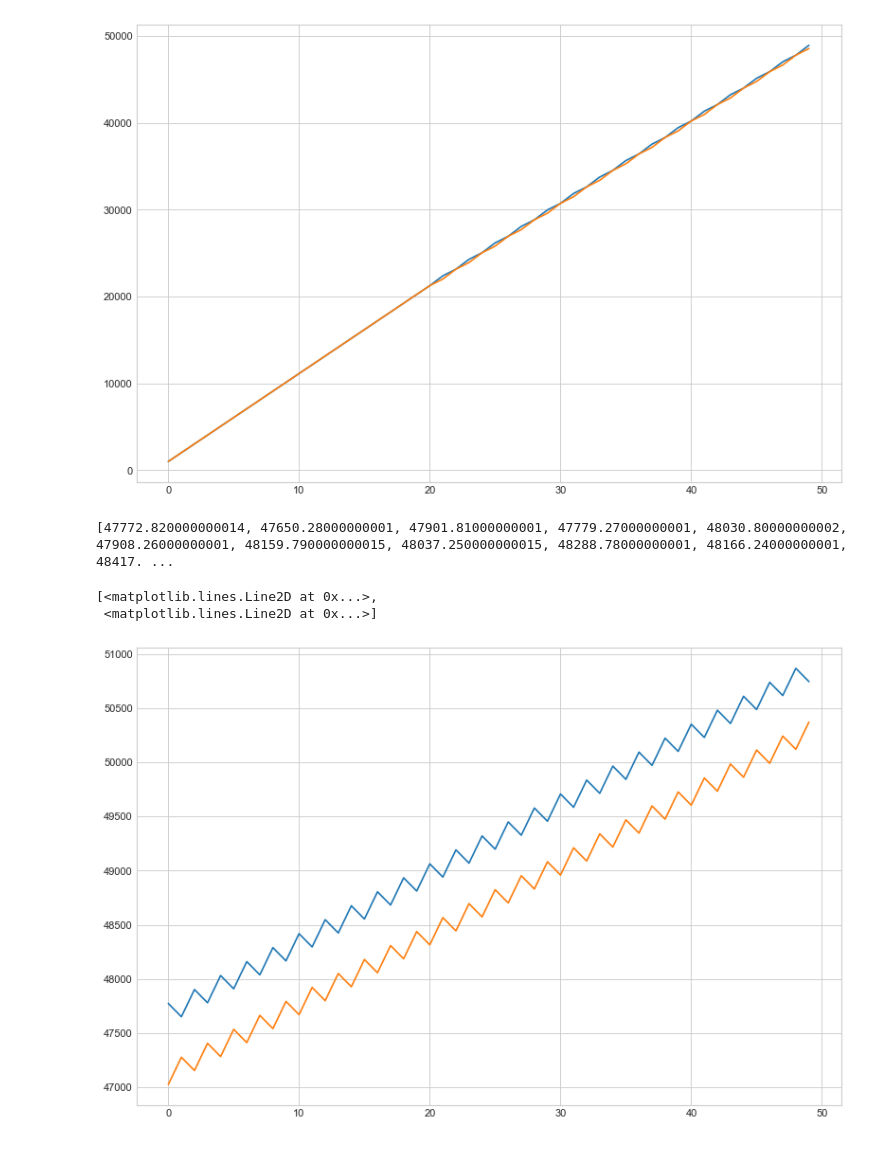
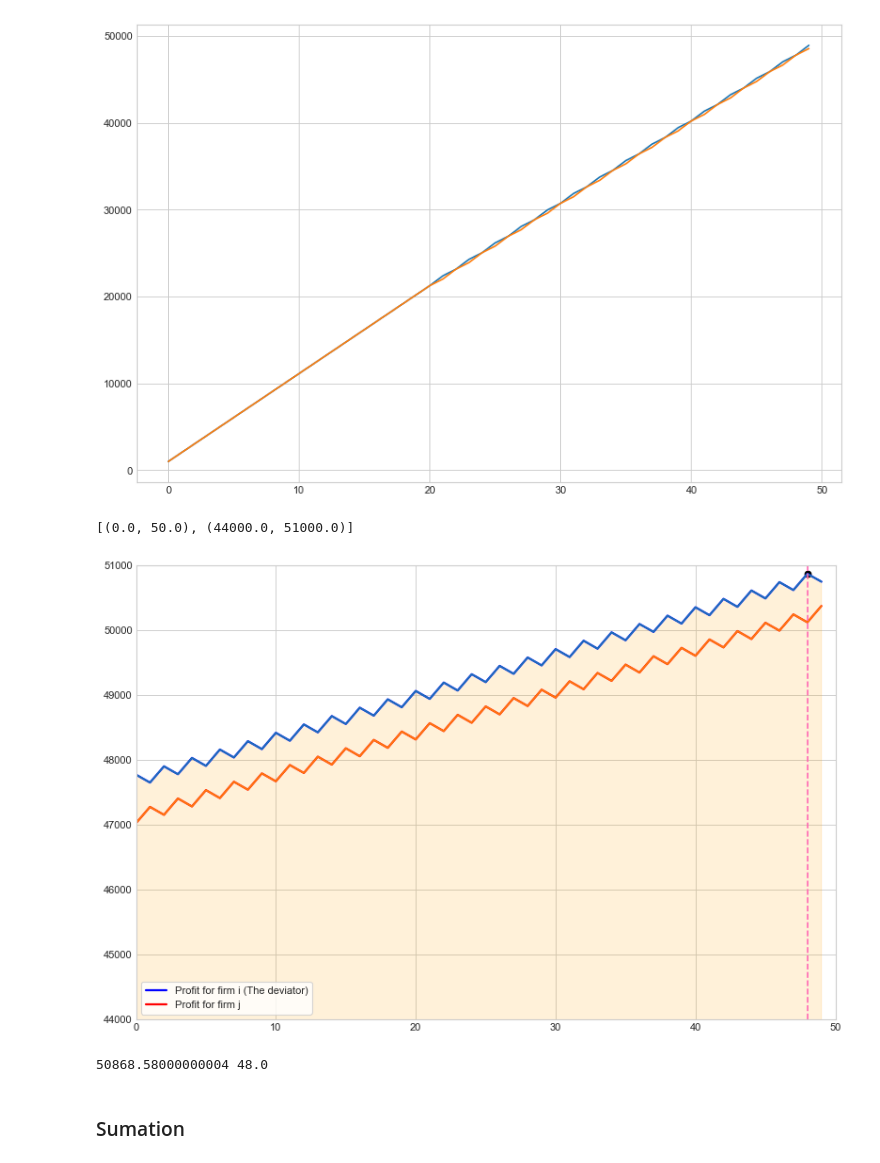
Before and after one commit to yapicikerem/Numecon_workspace, a Jupyter notebook: modelproject/Cournot-Copy1.ipynb, the cells around one changed output. Cells and saved outputs as stored; diff of their text form; code cells hidden in the pictures.

```diff
--- a/modelproject/Cournot-Copy1.ipynb
+++ b/modelproject/Cournot-Copy1.ipynb
@@ -222,41 +288,49 @@ ax.plot(t_grid,tft_i_cumulative, tft_j_cumulative)
 # %%
 t_grid = np.linspace(0, 49, 50)
 d_grid = np.linspace(0, 49, 50)
 
 #Triggger
 profit_i_tft_total = []
 profit_j_tft_total = []
 
 for j in d_grid:
 
     profit_i_tft = []
     profit_j_tft = []
 
     for i in t_grid:
         if i <= (j-1):
             profit_i_tft.append(1012.47)
             profit_j_tft.append(1012.47)
         elif i == j:
             profit_i_tft.append(1135.01)
             profit_j_tft.append(760.94)
         elif (i%2 == 0):
             profit_i_tft.append(760.94)
             profit_j_tft.append(1135.01)
         else:
             profit_i_tft.append(1135.01)
             profit_j_tft.append(760.94)
 
     profit_i_tft_total.append(sum(profit_i_tft))
     profit_j_tft_total.append(sum(profit_j_tft))
+
+fig = plt.figure(figsize=(12, 8), dpi=80)
+ax = fig.add_subplot(1,1,1)
+ax.plot(d_grid,profit_i_tft_total, lw=2,color='blue',label='Profit for firm i (The deviator)')
+ax.plot(d_grid,profit_j_tft_total, lw=2, color='red',label='Profit for firm j')
+ax.legend(loc='lower left',frameon=True)
+ax.plot(d_grid,profit_i_tft_total, profit_j_tft_total)
+ax.axvline(x=48, color='hotpink',linestyle = 'dashed')
+ax.scatter(48,50868.58, color='black')
+ax.fill_between(d_grid,profit_i_tft_total, color='orange', alpha=0.15)
+ax.set(xlim=(0, 50), ylim=(44000, 51000))
+# %% [output]
+[(0.0, 50.0), (44000.0, 51000.0)]
+[figure, added]
-# %%
-print(profit_i_tft_total, profit_j_tft_total)
-# %% [output]
-[47772.820000000014, 47650.28000000001, 47901.81000000001, 47779.27000000001, 48030.80000000002, 47908.26000000001, 48159.790000000015, 48037.250000000015, 48288.78000000001, 48166.24000000001, 48417. ...
 # %%
-fig = plt.figure(figsize=(12, 8), dpi=80)
-ax = fig.add_subplot(1,1,1)
-ax.plot(d_grid,profit_i_tft_total, profit_j_tft_total)
+optimum_profit_tft = max(profit_i_tft_total)
+optimum_deviationperiod_tft = d_grid[profit_i_tft_total.index(max(profit_i_tft_total))]
+print(optimum_profit_tft, optimum_deviationperiod_tft)
 # %% [output]
-[<matplotlib.lines.Line2D at 0x...>,
- <matplotlib.lines.Line2D at 0x...>]
+50868.58000000004 48.0
-[figure, removed]
@@ -289 +337,3 @@ for j in d_grid:
+# %% [markdown]
+### Sumation
 # %%
```
Also changed, not shown: parts of 23 cells of this notebook.
